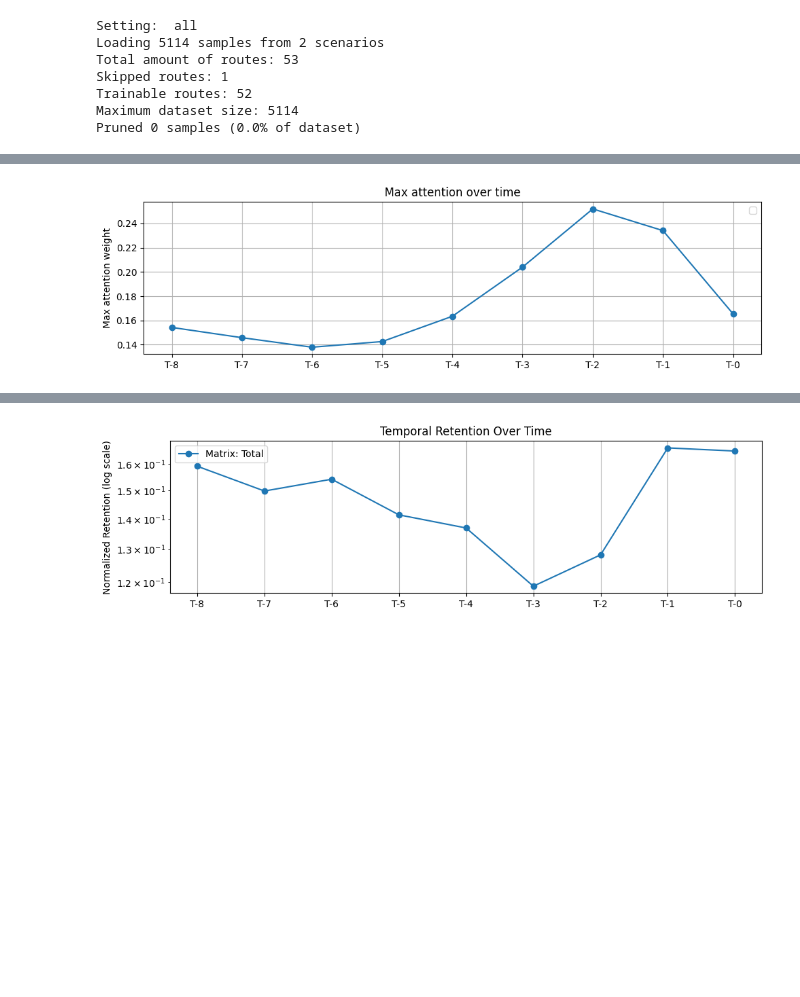
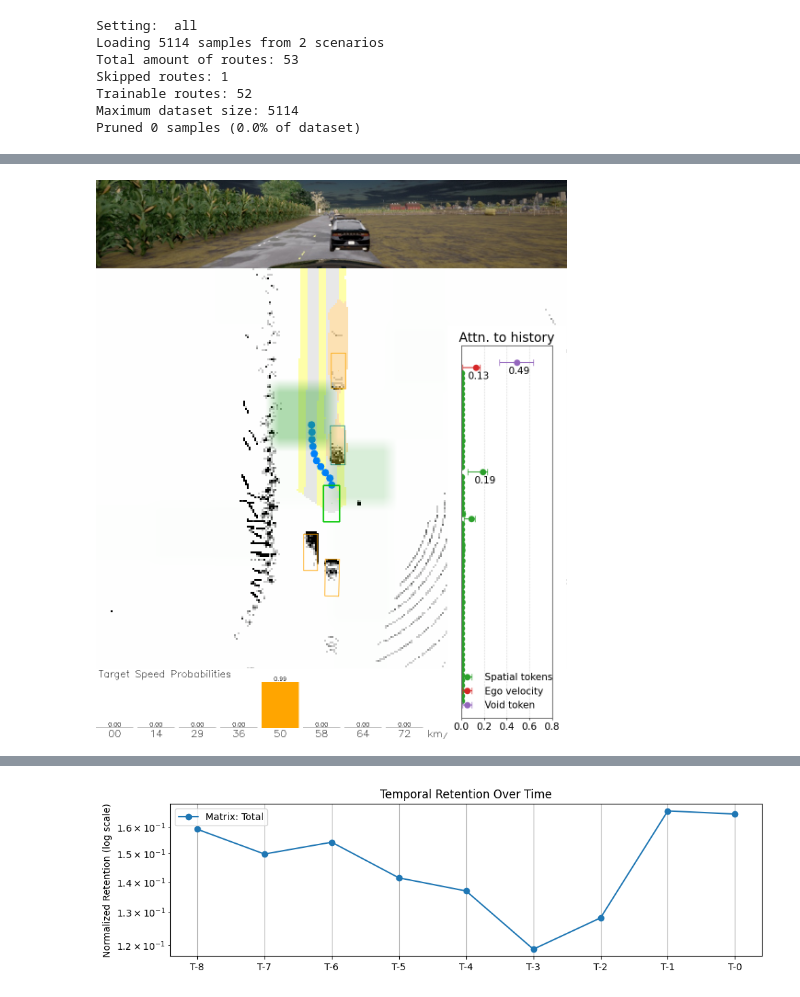
Before and after one commit to andreas122001/AD_specialization_project, a Jupyter notebook: team_code/0_test.ipynb, the cells around one changed output, grey strips where cells are left out. Drawn from its saved outputs; the diff is of its cells as text; code cells hidden in the pictures; blank space fills up the shorter version.

Commit message:
Added visualizations of spatiotemporal tokens via overlay

```diff
--- a/team_code/0_test.ipynb
+++ b/team_code/0_test.ipynb
@@ -24,7 +24,7 @@ config.trajectory_pred_len = 6
 config.use_wp_gru = True
 config.smooth_route = True
 config.use_trajectory_prediction = True
-config.use_dataset_pruning = True
+config.use_dataset_pruning = False
 
 config.initialize(
     root_dir=[
@@ -351,7 +350,7 @@ from model import LidarCenterNet
 features = None
 
 load_file = None
-load_file = "../results/training/v2/static-LB9s1"
+load_file = "../results/training/v3/static-LB5s1-large-gating"
 loaded_weights = None
 if load_file:
     with open(os.path.join(load_file, "config.json"), "rt", encoding="utf-8") as f:
@@ -406,5 +405,12 @@ Total parameters in temporal_fusor: 2_125_056 (1.72%)
+# %%
+from collections import deque
+
+seq_len = config.seq_len
+vis_seq_len = 10
+attention_queue = deque(maxlen=vis_seq_len)
 # %%
-index += 10
+index += 1
+index = 570
 data_point = {k: torch.tensor(v).unsqueeze(0).repeat_interleave(2,0) for k, v in dataset[index].items()}
 sample = data_point["rgb"][0,-1].numpy().transpose(1, 2, 0)
 plt.axis('off')
@@ -416,6 +464,7 @@ plt.imshow(sample)
 data_point = {k: torch.tensor(v).unsqueeze(0).repeat_interleave(2,0) for k, v in dataset[index].items()}
 inputs = extract_data(data_point)
 index += 1
+# index = 65
 
 net.eval()
 with torch.no_grad():
@@ -430,8 +479,8 @@ with torch.no_grad():
         pred_trajectories,
         pred_trajectories_confidence,
         _,
-        _,
-        _,
+        pred_wp_1,
+        selected_path,
         attn_weights,
         # spatial_features,
         # spatiotemporal_features,
@@ -452,9 +501,11 @@ def denormalize_trajectories(trajectory):
     trajectory = trajectory + min_xy
     return trajectory
 import numpy as np
-sample_pred_trajectory = pred_trajectories[0].detach().cpu().numpy()
-sample_pred_confidence = pred_trajectories_confidence[0].softmax(-1).detach().cpu().numpy()
-sample_pred_trajectory = sample_pred_trajectory[np.where(sample_pred_confidence[:, 1] > 0.4)]
+sample_pred_trajectory, sample_pred_confidence = (None, None)
+if pred_trajectories is not None:
+    sample_pred_trajectory = pred_trajectories[0].detach().cpu().numpy()
+    sample_pred_confidence = pred_trajectories_confidence[0].softmax(-1).detach().cpu().numpy()
+    sample_pred_trajectory = sample_pred_trajectory[np.where(sample_pred_confidence[:, 1] > 0.4)]
 sample_traj = extract_targets(data_point)['trajectories_label'][0].detach().cpu().numpy()
 sample_traj_mask = extract_targets(data_point)['trajectories_mask'][0].detach().cpu().numpy()
 sample_traj = sample_traj[np.where(sample_traj_mask.sum(-1) != 0)]
@@ -465,22 +516,60 @@ bev = data_point['bev_semantic']
 
 cross_weights = torch.stack([w[0] for w in attn_weights], axis=1)[0].detach().cpu()
 attention_queue.append(cross_weights)
-cross_weights.shape
 
-total_retention = torch.zeros(seq_len)
-for i in range(len(attention_queue)):
-    total_retention[i] = attention_queue[i].mean(0).mean(0).max(0)[0]
+total_retention = torch.zeros(vis_seq_len)
+for j in range(len(attention_queue)):
+    void_token = attention_queue[j].mean(0)[:,65].max().item()
+    total_retention[j] = void_token
 
 plt.figure(figsize=(10, 3))
-labels = [f"T-{t}" for t in range(seq_len - 1, -1, -1)]
-plt.plot(labels, total_retention.tolist(), marker='o')
+labels = [f"T-{t}" for t in range(vis_seq_len - 1, -1, -1)]
+plt.plot(labels, total_retention.tolist(), marker='o', color='tab:purple')
 
 # plt.yscale("log")
-# plt.ylim(0, 0.3)
-plt.title("Max attention over time")
-plt.ylabel("Max attention weight")
+# plt.ylim(0.5, 0.8)
+plt.style.use("ggplot")
+
+plt.title("Max attention to void over time")
+plt.ylabel("Max void attention")
 plt.grid(True)
-plt.legend()
 plt.tight_layout()
-plt.show()
+
+# plt.show()
+
+t = -1
+rgb = data_point["rgb"][:,t]
+lidar_bev = data_point["lidar"][:,t]
+target_point = data_point["target_point"][:,t]
+
+image = net.visualize_model(
+        save_path=None,
+        step=0,
+        rgb=rgb,
+        lidar_bev=lidar_bev,
+        target_point=target_point,
+        pred_wp=pred_wp_1,
+        target_point_next=None,
+        pred_semantic=pred_semantic,
+        pred_bev_semantic=pred_bev_semantic,
+        pred_depth=pred_depth,
+        pred_checkpoint=pred_checkpoint,
+        pred_speed=pred_target_speed.softmax(-1),
+        pred_target_speed_scalar=None,
+        pred_bb=net.convert_features_to_bb_metric(pred_bounding_box),
+        pred_trajectories= pred_trajectories,
+        pred_trajectory_confidence=pred_trajectories_confidence,
+        temporal_attn_weights=attn_weights,
+        gt_wp=None,
+        gt_checkpoints=None,
+        gt_bbs=None,
+        gt_speed=None,
+        gt_bev_semantic=None,
+        wp_selected=None,
+)
+print(index)
+image
+# 80
+# 89
+# 90
 # %% [output]
@@ -488 +577 @@ No artists with labels found to put in legend.  Note that artists whose label st
-[figure, old version]
+[figure, new version]
```
Also changed, not shown: parts of 27 cells of this notebook, 2 other files.
